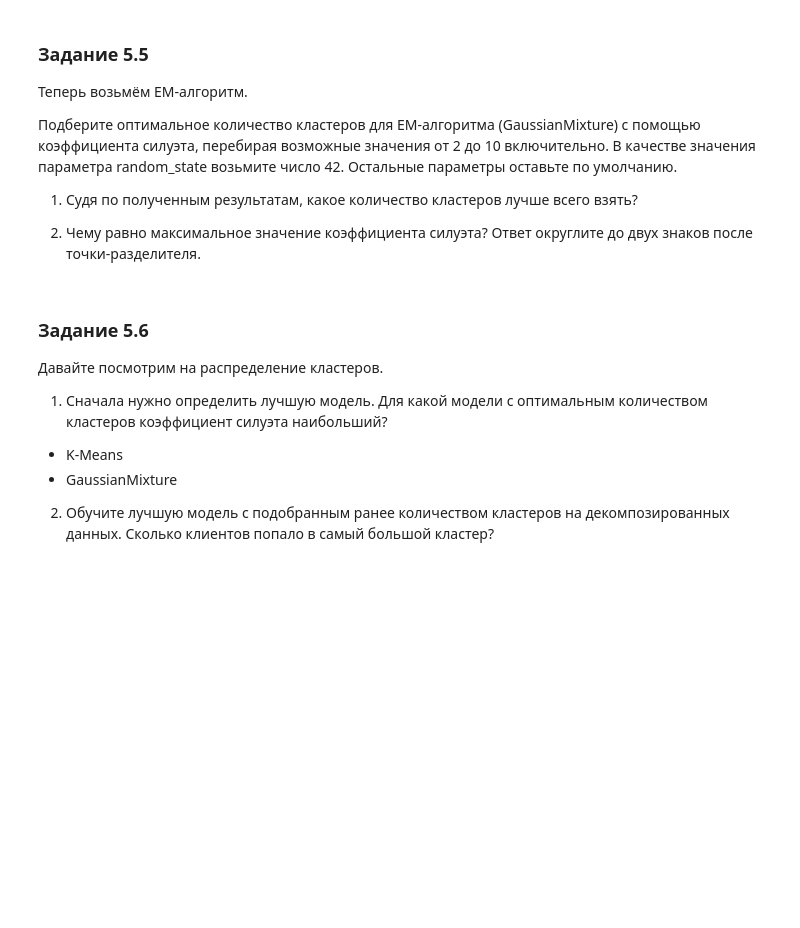
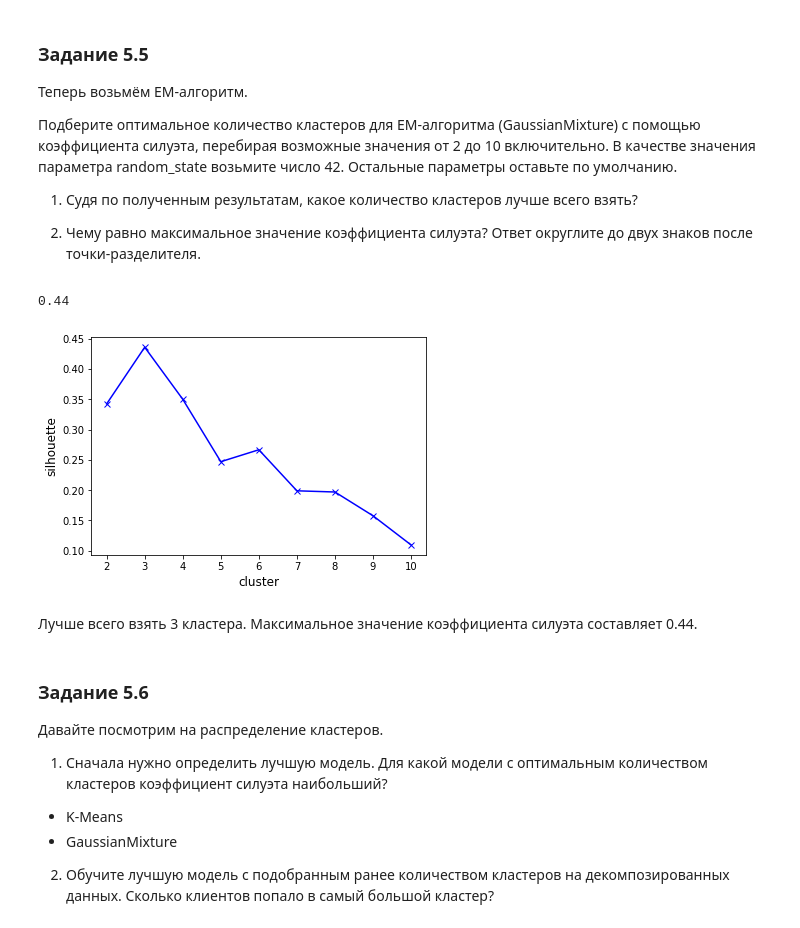
Before and after one commit to Nadarsa/sf_data_science, a Jupyter notebook: PROJECT-6/Project-6. Ноутбук-шаблон.ipynb, the cells around one changed output. Saved outputs shown, nothing was run; the diff lists cells and outputs as text; code cells hidden in the pictures; blank space fills up the shorter version.

```diff
--- a/PROJECT-6/Project-6. Ноутбук-шаблон.ipynb
+++ b/PROJECT-6/Project-6. Ноутбук-шаблон.ipynb
@@ -960,6 +1066,27 @@ sns.scatterplot(data=rfm_table_processed, x='axis-1', y='axis-2');
 1) Судя по полученным результатам, какое количество кластеров лучше всего взять?
 
 2) Чему равно максимальное значение коэффициента силуэта? Ответ округлите до двух знаков после точки-разделителя.
+# %%
+def get_silhouette(n_components, data):
+    em_model = mixture.GaussianMixture(n_components=n_components, random_state=42)
+    em_model.fit(data)
+    labels = em_model.predict(data)
+    silhouette = metrics.silhouette_score(data, labels)
+    return silhouette
+
+silhouette_list = []
+for n_components in range(2, 11):
+        silhouette_list.append(get_silhouette(n_components, rfm_table_processed))
+
+plt.plot([i for i in range(2, 11)], silhouette_list, 'xb-')
+plt.xlabel('cluster', fontsize=12)
+plt.ylabel('silhouette', fontsize=12)
+print(np.round(np.max(silhouette_list),2))
+# %% [output]
+0.44
+[figure, added]
+# %% [markdown]
+Лучше всего взять 3 кластера. Максимальное значение коэффициента силуэта составляет 0.44.
 # %% [markdown]
 ### Задание 5.6
 Давайте посмотрим на распределение кластеров.
```
Also changed, not shown: parts of 18 cells of this notebook.
